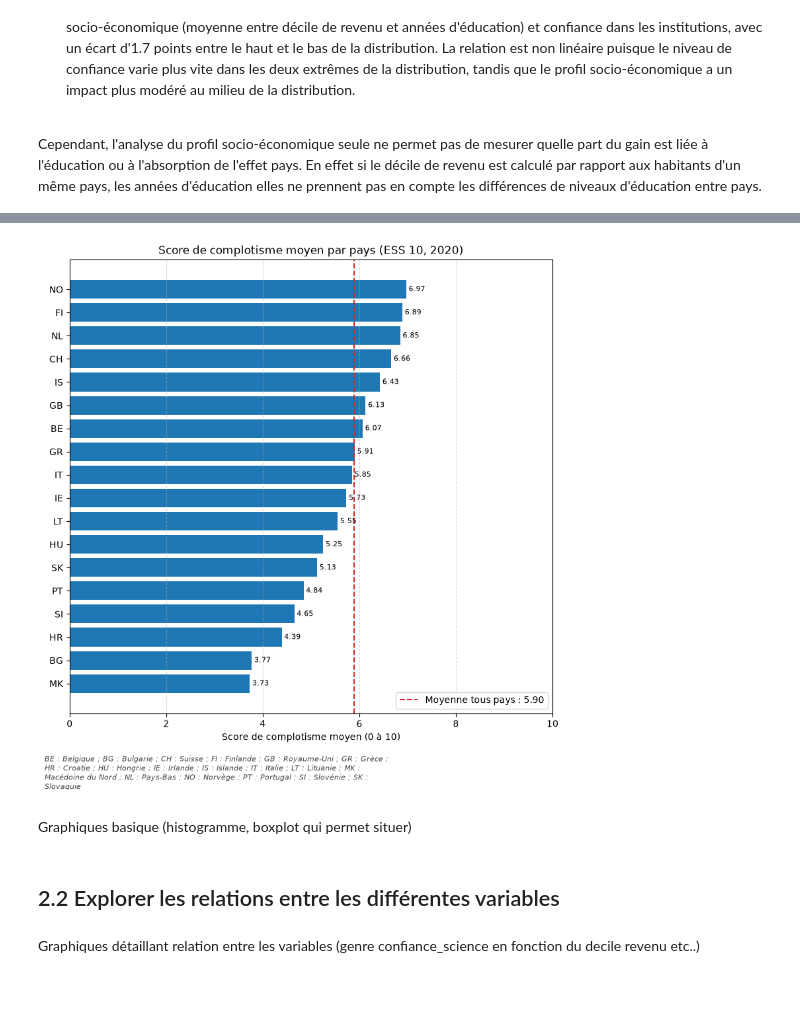
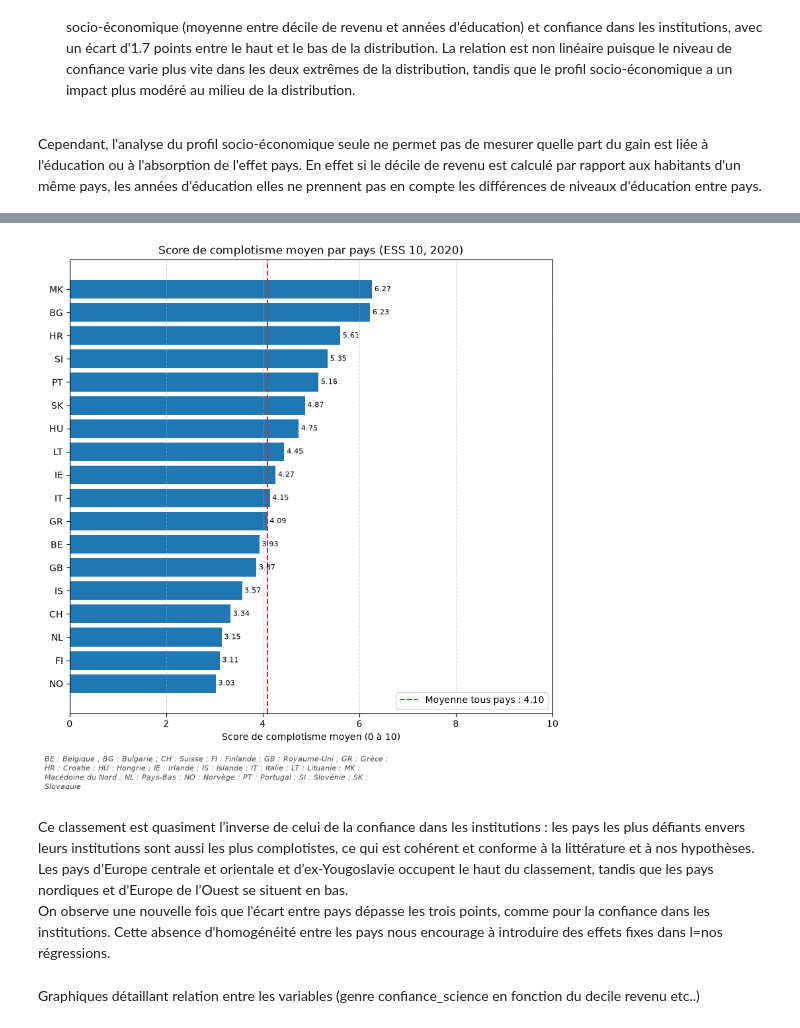
Before and after one commit to leila333/pythonds_2026, a Jupyter notebook: rapport_final.ipynb, the cells around one changed output, grey strips where cells are left out. Drawn from its saved outputs; the diff is of its cells as text; code cells hidden in the pictures; blank space fills up the shorter version.

Commit message:
graphiques par pays, pondération par décile

```diff
--- a/rapport_final.ipynb
+++ b/rapport_final.ipynb
@@ -504,0 +509,35 @@ Ce connstat peut sembler contre-intuitif au regard de la variable "confiance dan
+# %%
+############# Boxplots : âge #############
+d = df_clean.dropna(subset=["age", "milieu_residence"])   # milieu manquant exclu (sinon compté comme urbain)
+
+style = dict(patch_artist=True, widths=0.5,
+             medianprops=dict(color="black", linewidth=2),
+             whiskerprops=dict(color="#555555"), capprops=dict(color="#555555"))
+
+fig, axes = plt.subplots(1, 2, figsize=(11, 5), sharey=True, gridspec_kw={"width_ratios": [1, 1.6]})
+
+# 1) Distribution des âges
+ax = axes[0]
+bp = ax.boxplot(df_clean["age"].dropna(), **style)
+bp["boxes"][0].set(facecolor="#9467bd", alpha=0.8)
+ax.set_xticks([1])
+ax.set_xticklabels(["Ensemble"])
+ax.set_title("Distribution des âges")
+ax.set_ylabel("Âge (années)")
+ax.grid(axis="y", linestyle="--", alpha=0.5)
+
+# 2) Âge selon la zone de résidence
+ax = axes[1]
+groupes = [d.loc[d["zone_rurale"] == k, "age"] for k in (0, 1)]
+bp = ax.boxplot(groupes, **style)
+for boite, couleur in zip(bp["boxes"], ["#1f77b4", "#2ca02c"]):
+    boite.set(facecolor=couleur, alpha=0.8)
+ax.set_xticks([1, 2])
+ax.set_xticklabels([f"Urbain (n = {len(groupes[0])})", f"Rural (n = {len(groupes[1])})"])
+ax.set_title("Âge selon la zone de résidence")
+ax.grid(axis="y", linestyle="--", alpha=0.5)
+
+fig.suptitle("Âge des répondants (ESS 10, non pondéré)", fontsize=13)
+plt.tight_layout()
+#fig.savefig(f"{DOSSIER_FIG}/boxplots_age.png", dpi=150)
+plt.show()
@@ -932,7 +728,0 @@ On prépare donc le dataframe `df_final` comme suit, où `variables_finales` est
-# %%
-variables_info = ["id", "pays", "poids_analyse"]
-
-df_final = select_colonne(df_clean, variables_info + variable_finaux)
-
-print(df_final.shape)
-display(df_final.head())
@@ -1037,7 +785,7 @@ import matplotlib.pyplot as plt
 import textwrap
 
 # Mettre True si l'échelle doit être inversée (comme dans ta régression : 10 = complotiste)
-INVERSER_ECHELLE = False
+INVERSER_ECHELLE = True
 
 # Correspondance codes ESS -> noms de pays
 noms_pays = {
@@ -1064,38 +812,38 @@ moy_pays = (
 )
 moy_globale = np.average(df_plot["score_complot"], weights=df_plot[POIDS])
 
 # Légende : "BG : Bulgarie ; CH : Suisse ; ..." (ordre alphabétique des codes)
 legende = " ; ".join(f"{c} : {noms_pays.get(c, c)}" for c in sorted(moy_pays.index))
 legende = textwrap.fill(legende, width=95)
 
 # Graphique
 fig, ax = plt.subplots(figsize=(8, 0.35 * len(moy_pays) + 2.2))
 barres = ax.barh(moy_pays.index, moy_pays.values, color="#1f77b4")
 ax.axvline(moy_globale, color="#d62728", linestyle="--", linewidth=1.5,
            label=f"Moyenne tous pays : {moy_globale:.2f}")
 
 for barre, val in zip(barres, moy_pays.values):
     ax.text(val + 0.05, barre.get_y() + barre.get_height() / 2,
             f"{val:.2f}", va="center", fontsize=8)
 
 ax.set_xlabel("Score de complotisme moyen (0 à 10)")
 ax.set_title("Score de complotisme moyen par pays (ESS 10, 2020)", fontsize=12)
 ax.set_xlim(0, max(10, moy_pays.max() + 0.8))
 ax.grid(axis="x", linestyle="--", alpha=0.5)
 ax.legend(loc="lower right")
 
 # Légende des initiales en italique, sous le graphique
 fig.text(0.01, 0.01, legende, ha="left", va="bottom",
          fontsize=8, style="italic", color="#444444")
 
 plt.tight_layout(rect=(0, 0.08, 1, 1))  # laisse de la place en bas pour la légende
 plt.show()
 # %% [output]
-[figure, old version]
+[figure, new version]
-# %% [markdown]
-Graphiques basique (histogramme, boxplot qui permet situer)
-# %% [markdown]
-## 2.2 Explorer les relations entre les différentes variables
+# %% [markdown]
+Ce classement est quasiment l’inverse de celui de la confiance dans les institutions : les pays les plus défiants envers leurs institutions sont aussi les plus complotistes, ce qui est cohérent et conforme à la littérature et à nos hypothèses. Les pays d’Europe centrale et orientale et d’ex-Yougoslavie occupent le haut du classement, tandis que les pays nordiques et d’Europe de l’Ouest se situent en bas.
+<br>
+On observe une nouvelle fois que l'écart entre pays dépasse les trois points, comme pour la confiance dans les institutions. Cette absence d'homogénéité entre les pays nous encourage à introduire des effets fixes dans l=nos régressions.
 # %% [markdown]
 Graphiques détaillant relation entre les variables (genre confiance_science en fonction du decile revenu etc..)
 # %% [markdown]
```
Also changed, not shown: parts of 43 cells of this notebook.
